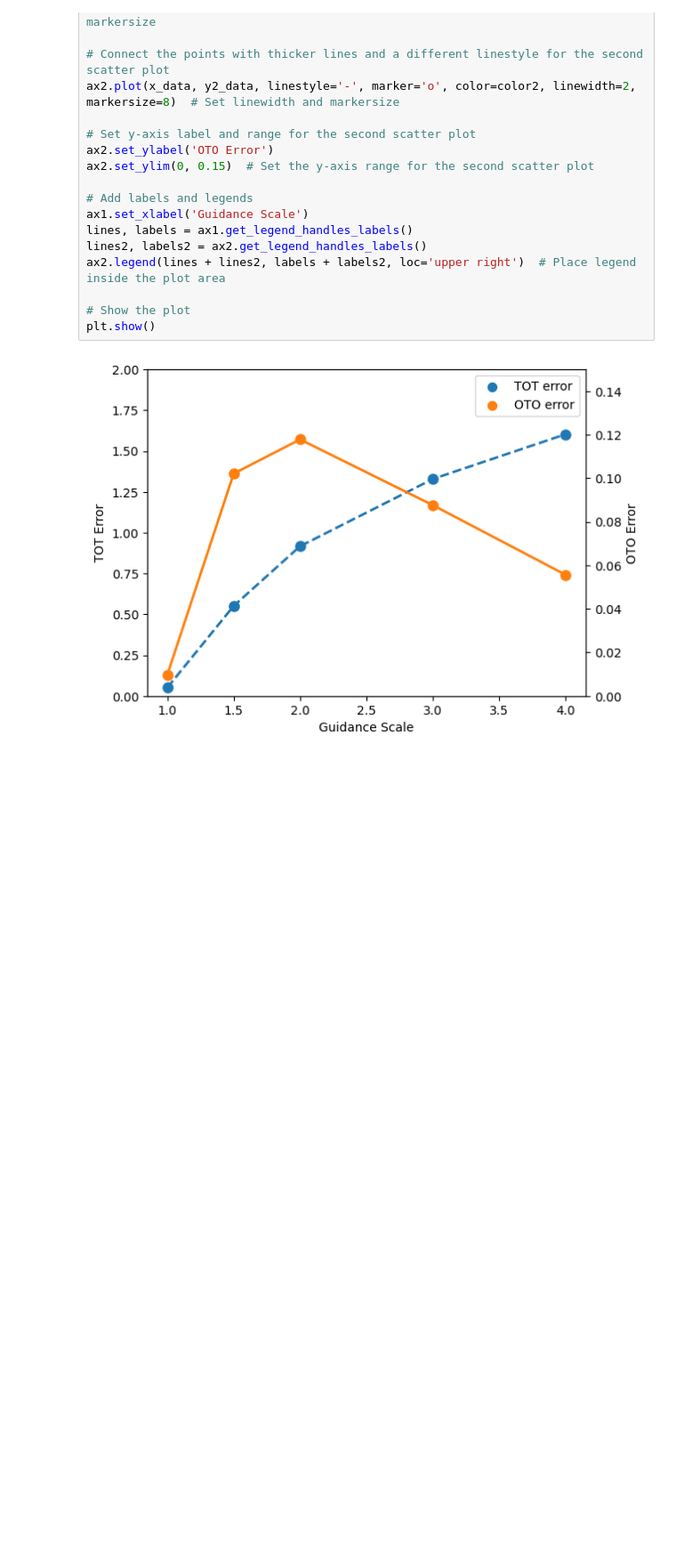
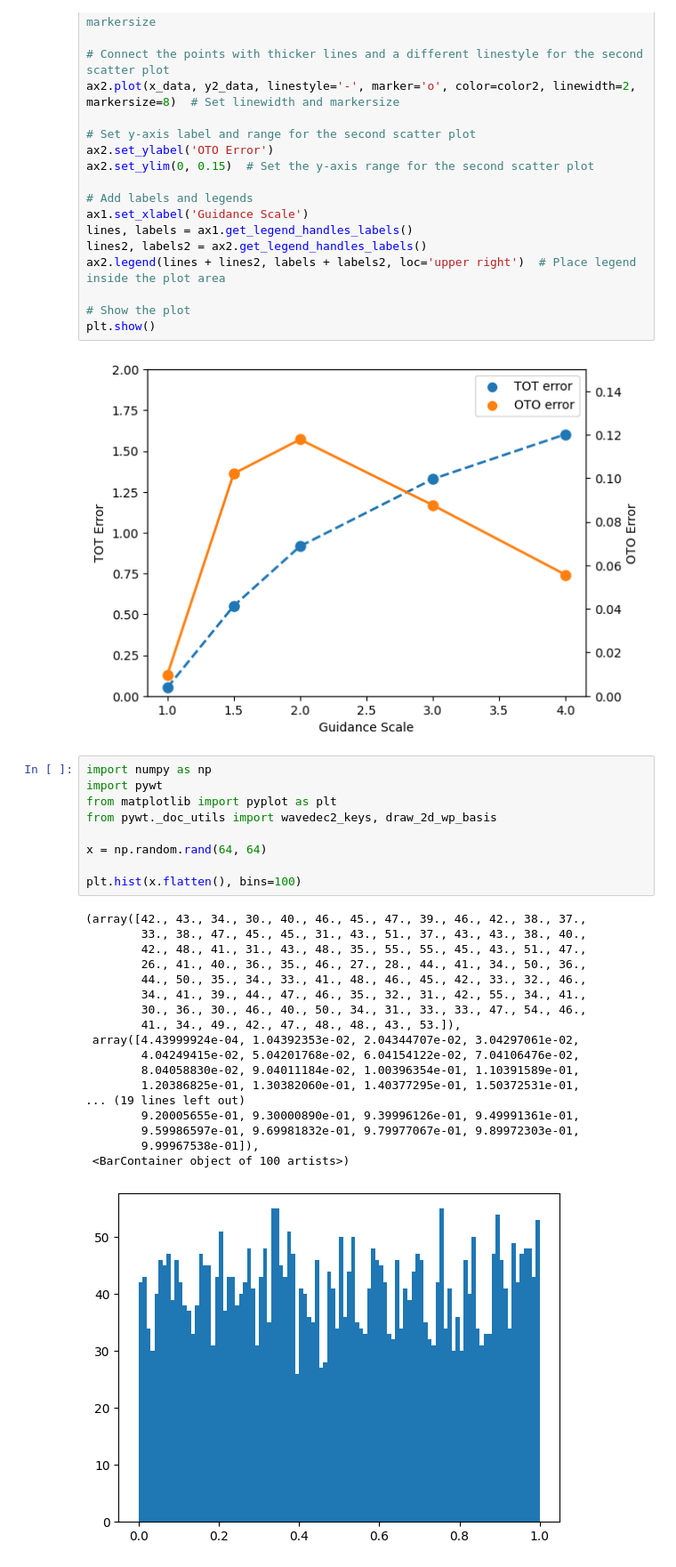
Before and after one commit to khlee0192/InstaFlow, a Jupyter notebook: note.ipynb, the cells around one changed output. Shown: that part at 89% size. Drawn from its saved outputs; the diff is of its cells as text; blank space fills up the shorter version.

```diff
--- a/note.ipynb
+++ b/note.ipynb
@@ -50,3 +50,31 @@ ax2.legend(lines + lines2, labels + labels2, loc='upper right')  # Place legend
 plt.show()
 # %% [output]
 [figure]
+# %%
+import numpy as np
+import pywt
+from matplotlib import pyplot as plt
+from pywt._doc_utils import wavedec2_keys, draw_2d_wp_basis
+
+x = np.random.rand(64, 64)
+
+plt.hist(x.flatten(), bins=100)
+# %% [output]
+(array([42., 43., 34., 30., 40., 46., 45., 47., 39., 46., 42., 38., 37.,
+        33., 38., 47., 45., 45., 31., 43., 51., 37., 43., 43., 38., 40.,
+        42., 48., 41., 31., 43., 48., 35., 55., 55., 45., 43., 51., 47.,
+        26., 41., 40., 36., 35., 46., 27., 28., 44., 41., 34., 50., 36.,
+        44., 50., 35., 34., 33., 41., 48., 46., 45., 42., 33., 32., 46.,
+        34., 41., 39., 44., 47., 46., 35., 32., 31., 42., 55., 34., 41.,
+        30., 36., 30., 46., 40., 50., 34., 31., 33., 33., 47., 54., 46.,
+        41., 34., 49., 42., 47., 48., 48., 43., 53.]),
+ array([4.43999924e-04, 1.04392353e-02, 2.04344707e-02, 3.04297061e-02,
+        4.04249415e-02, 5.04201768e-02, 6.04154122e-02, 7.04106476e-02,
+        8.04058830e-02, 9.04011184e-02, 1.00396354e-01, 1.10391589e-01,
+        1.20386825e-01, 1.30382060e-01, 1.40377295e-01, 1.50372531e-01,
+... (19 lines left out)
+        9.20005655e-01, 9.30000890e-01, 9.39996126e-01, 9.49991361e-01,
+        9.59986597e-01, 9.69981832e-01, 9.79977067e-01, 9.89972303e-01,
+        9.99967538e-01]),
+ <BarContainer object of 100 artists>)
+[figure, added]
```
Also changed, not shown: parts of 5 cells of this notebook, 2 other files.
